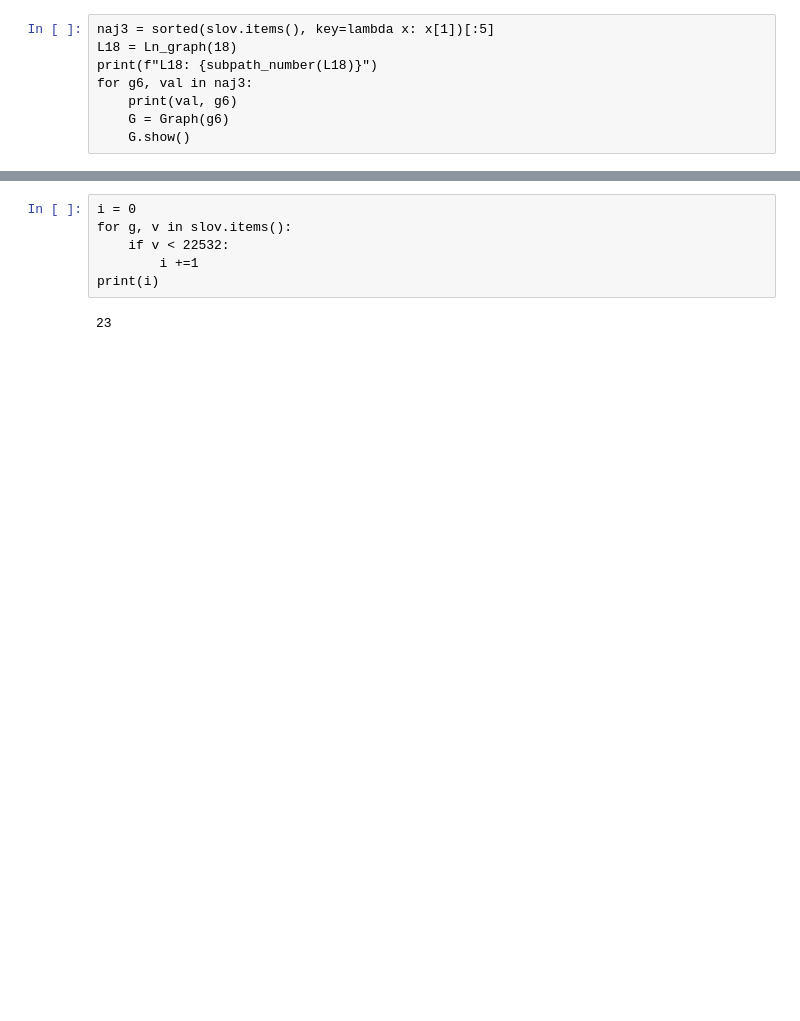
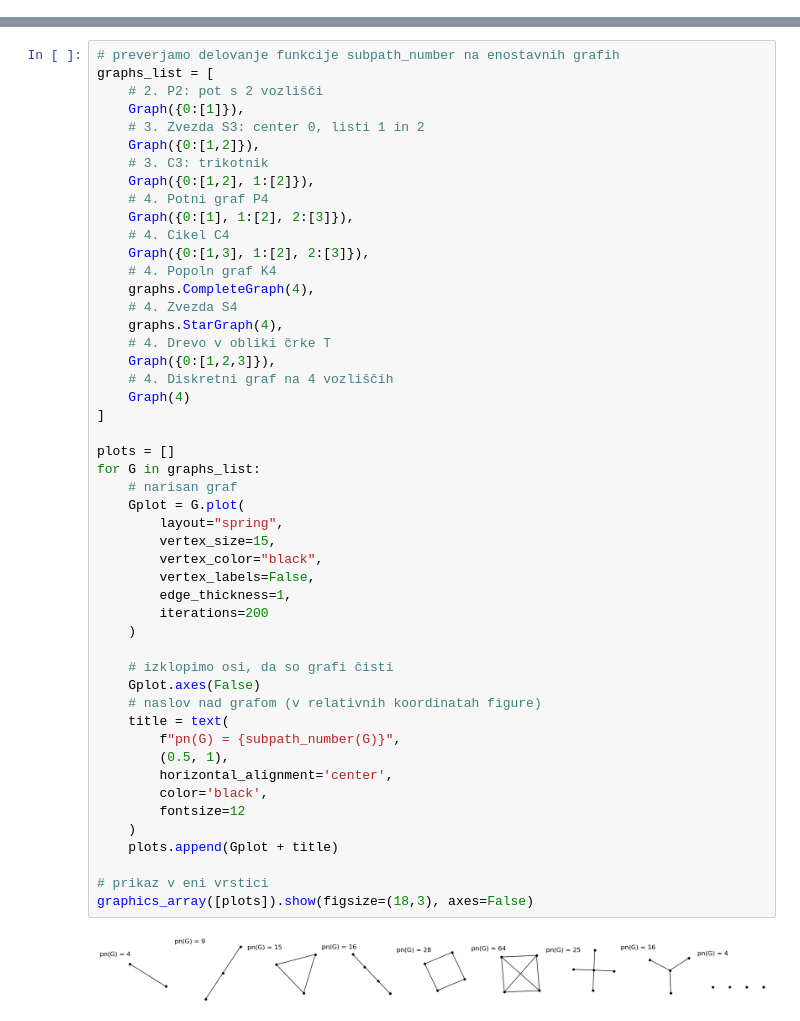
Before and after one commit to ZigaObradovic/FP_Group13, a Jupyter notebook: main.ipynb, the cells around one changed output, grey strips where cells are left out. Saved outputs shown, nothing was run; the diff lists cells and outputs as text; blank space fills up the shorter version.

```diff
--- a/main.ipynb
+++ b/main.ipynb
@@ -159,8 +54,0 @@ Vrednost: 7072
-# %%
-naj3 = sorted(slov.items(), key=lambda x: x[1])[:5]
-L18 = Ln_graph(18)
-print(f"L18: {subpath_number(L18)}")
-for g6, val in naj3:
-    print(val, g6)
-    G = Graph(g6)
-    G.show()
@@ -179,8 +55,51 @@ L18: 22532
-# %%
-i = 0
-for g, v in slov.items():
-    if v < 22532:
-        i +=1
-print(i)
-# %% [output]
-23
+# %%
+# preverjamo delovanje funkcije subpath_number na enostavnih grafih
+graphs_list = [
+    # 2. P2: pot s 2 vozlišči
+    Graph({0:[1]}),
+    # 3. Zvezda S3: center 0, listi 1 in 2
+    Graph({0:[1,2]}),
+    # 3. C3: trikotnik
+    Graph({0:[1,2], 1:[2]}),
+    # 4. Potni graf P4
+    Graph({0:[1], 1:[2], 2:[3]}),
+    # 4. Cikel C4
+    Graph({0:[1,3], 1:[2], 2:[3]}),
+    # 4. Popoln graf K4
+    graphs.CompleteGraph(4),
+    # 4. Zvezda S4
+    graphs.StarGraph(4),
+    # 4. Drevo v obliki črke T
+    Graph({0:[1,2,3]}),
+    # 4. Diskretni graf na 4 vozliščih
+    Graph(4)
+]
+
+plots = []
+for G in graphs_list:
+    # narisan graf
+    Gplot = G.plot(
+        layout="spring",
+        vertex_size=15,
+        vertex_color="black",
+        vertex_labels=False,
+        edge_thickness=1,
+        iterations=200
+    )
+
+    # izklopimo osi, da so grafi čisti
+    Gplot.axes(False)
+    # naslov nad grafom (v relativnih koordinatah figure)
+    title = text(
+        f"pn(G) = {subpath_number(G)}",
+        (0.5, 1),
+        horizontal_alignment='center',
+        color='black',
+        fontsize=12
+    )
+    plots.append(Gplot + title)
+
+# prikaz v eni vrstici
+graphics_array([plots]).show(figsize=(18,3), axes=False)
+# %% [output]
+[figure, added]
```
Also changed, not shown: parts of 14 cells of this notebook, 1 other file.
